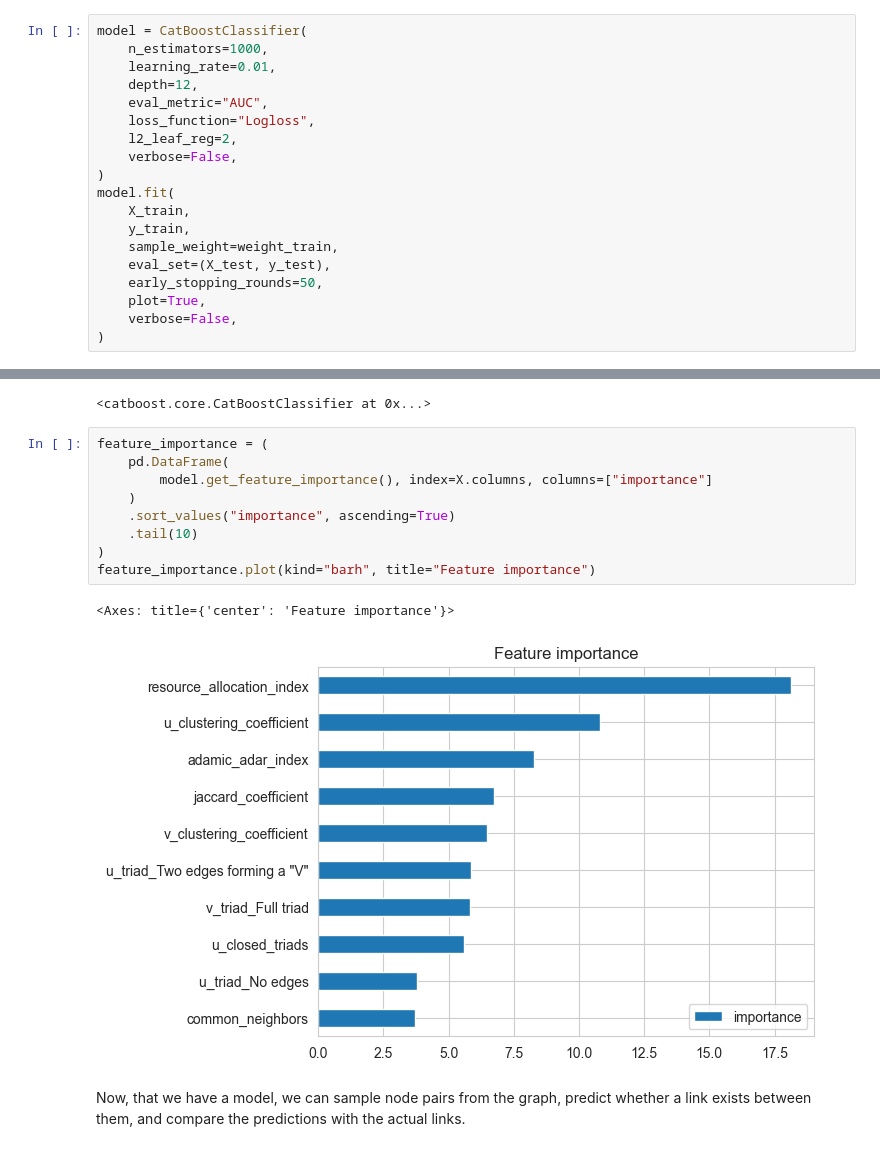
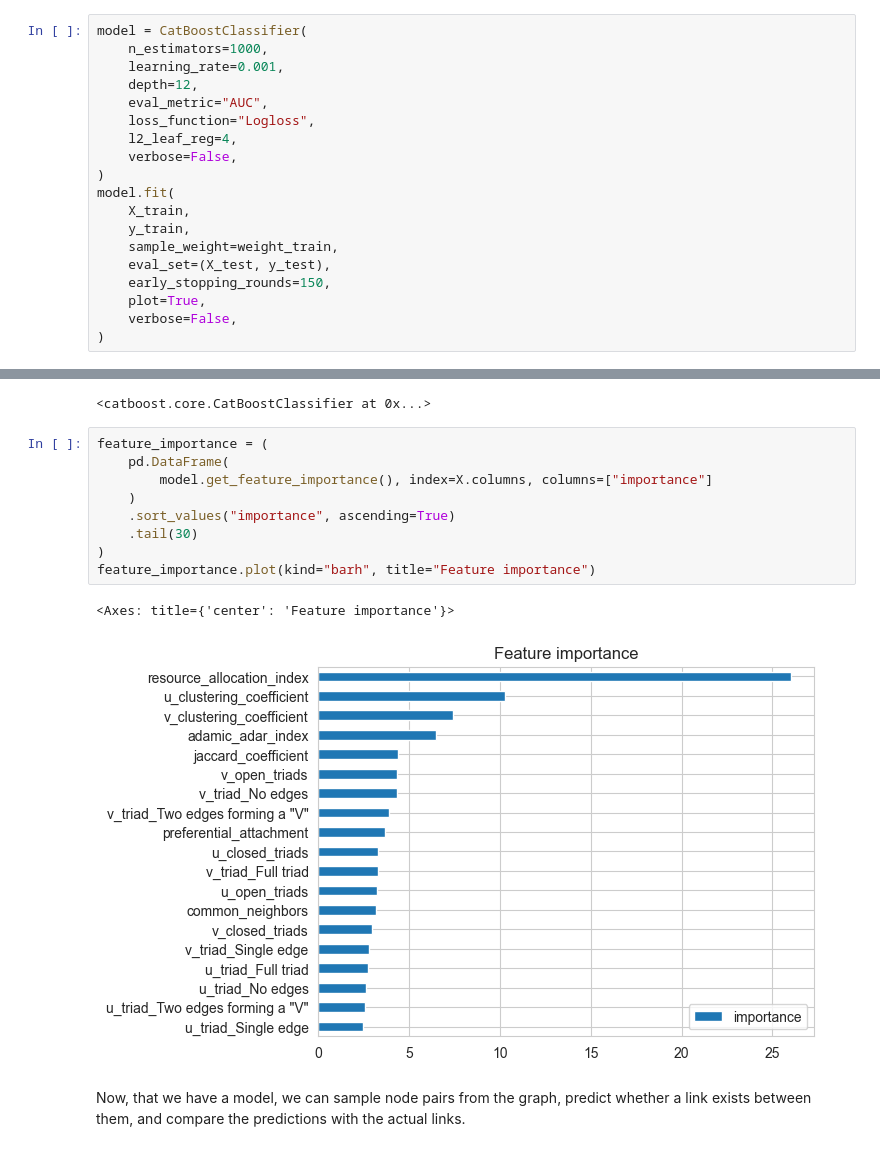
Before and after one commit to bgbg/MLConnectedWorld, a Jupyter notebook: MLConnectedWorldBook/part_06_ch_02_predicting_links_in_graphs.ipynb, the cells around one changed output, grey strips where cells are left out. Cells and saved outputs as stored; diff of their text form.

```diff
--- a/MLConnectedWorldBook/part_06_ch_02_predicting_links_in_graphs.ipynb
+++ b/MLConnectedWorldBook/part_06_ch_02_predicting_links_in_graphs.ipynb
@@ -651,11 +655,11 @@ X_train, X_test, y_train, y_test, weight_train, weight_test = train_test_split(
 # %%
 model = CatBoostClassifier(
     n_estimators=1000,
-    learning_rate=0.01,
+    learning_rate=0.001,
     depth=12,
     eval_metric="AUC",
     loss_function="Logloss",
-    l2_leaf_reg=2,
+    l2_leaf_reg=4,
     verbose=False,
 )
 model.fit(
@@ -663,7 +667,7 @@ model.fit(
     y_train,
     sample_weight=weight_train,
     eval_set=(X_test, y_test),
-    early_stopping_rounds=50,
+    early_stopping_rounds=150,
     plot=True,
     verbose=False,
 )
@@ -673,15 +677,15 @@ MetricVisualizer(layout=Layout(align_self='stretch', height='500px'))
 # %%
 feature_importance = (
     pd.DataFrame(
         model.get_feature_importance(), index=X.columns, columns=["importance"]
     )
     .sort_values("importance", ascending=True)
-    .tail(10)
+    .tail(30)
 )
 feature_importance.plot(kind="barh", title="Feature importance")
 # %% [output]
 <Axes: title={'center': 'Feature importance'}>
-[figure, old version]
+[figure, new version]
 # %% [markdown]
 Now, that we have a model, we can sample node pairs from the graph, predict whether a link exists between them, and compare the predictions with the actual links.
 # %%
```
Also changed, not shown: parts of 18 cells of this notebook.
